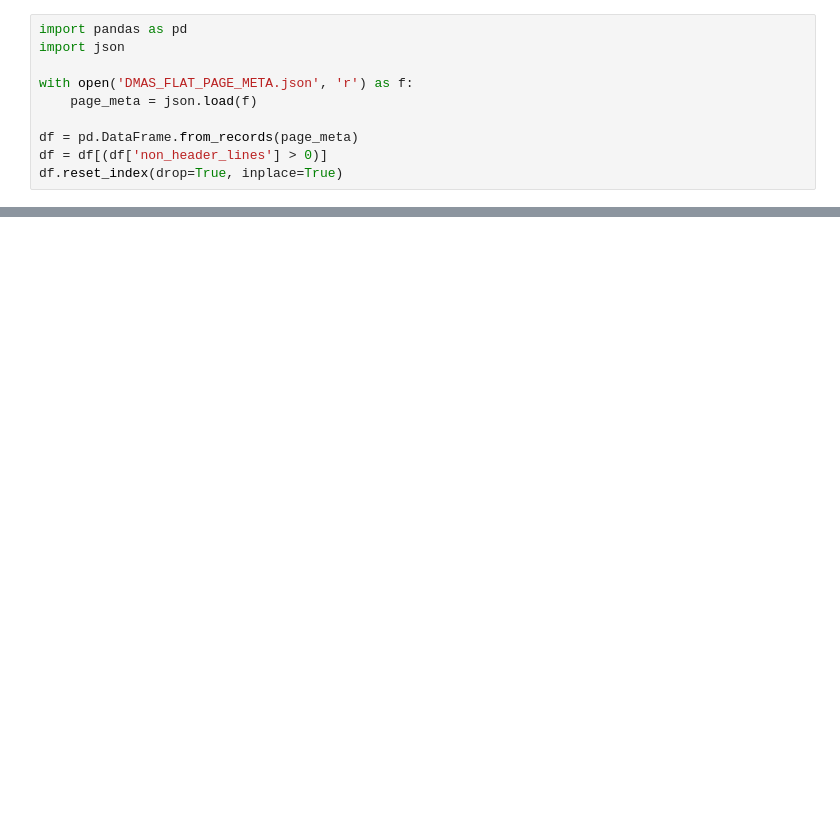
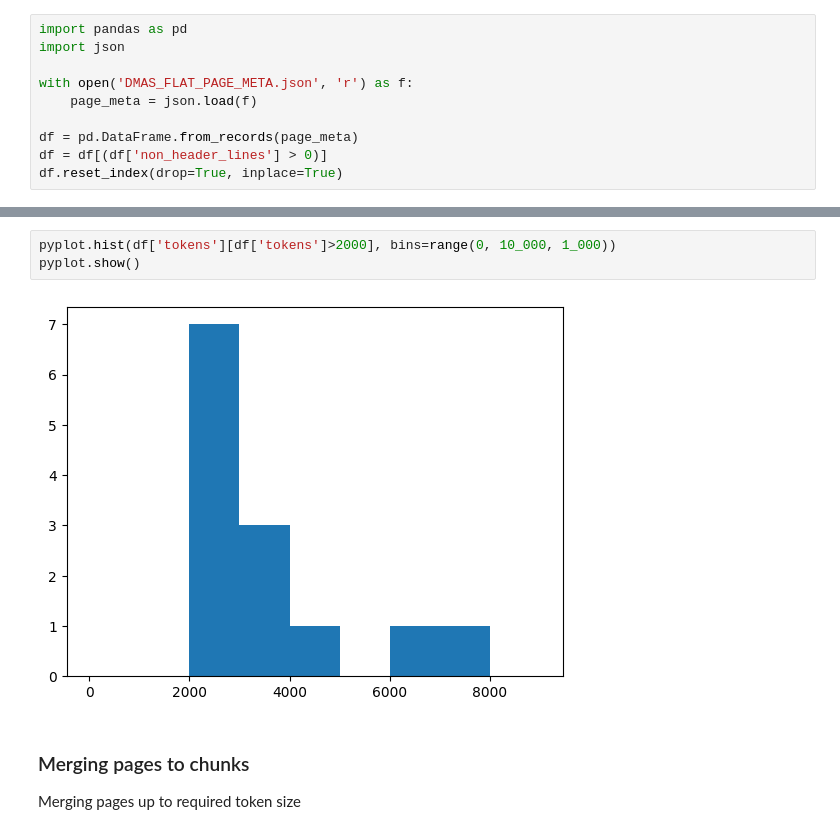
Before and after one commit to ravikumargrk/maggu, a Jupyter notebook: embedding/raw_data/studyChunkSize.ipynb, the cells around one changed output, grey strips where cells are left out. Saved outputs shown, nothing was run; the diff lists cells and outputs as text; blank space fills up the shorter version.

Commit message:
+ regulated chunk size

```diff
--- a/embedding/raw_data/studyChunkSize.ipynb
+++ b/embedding/raw_data/studyChunkSize.ipynb
@@ -51,0 +17,8 @@ df
+# %%
+pyplot.hist(df['tokens'][df['tokens']>2000], bins=range(0, 10_000, 1_000))
+pyplot.show()
+# %% [output]
+[figure, added]
+# %% [markdown]
+### Merging pages to chunks
+Merging pages up to required token size
```
Also changed, not shown: parts of 17 cells of this notebook, 3 other files.
